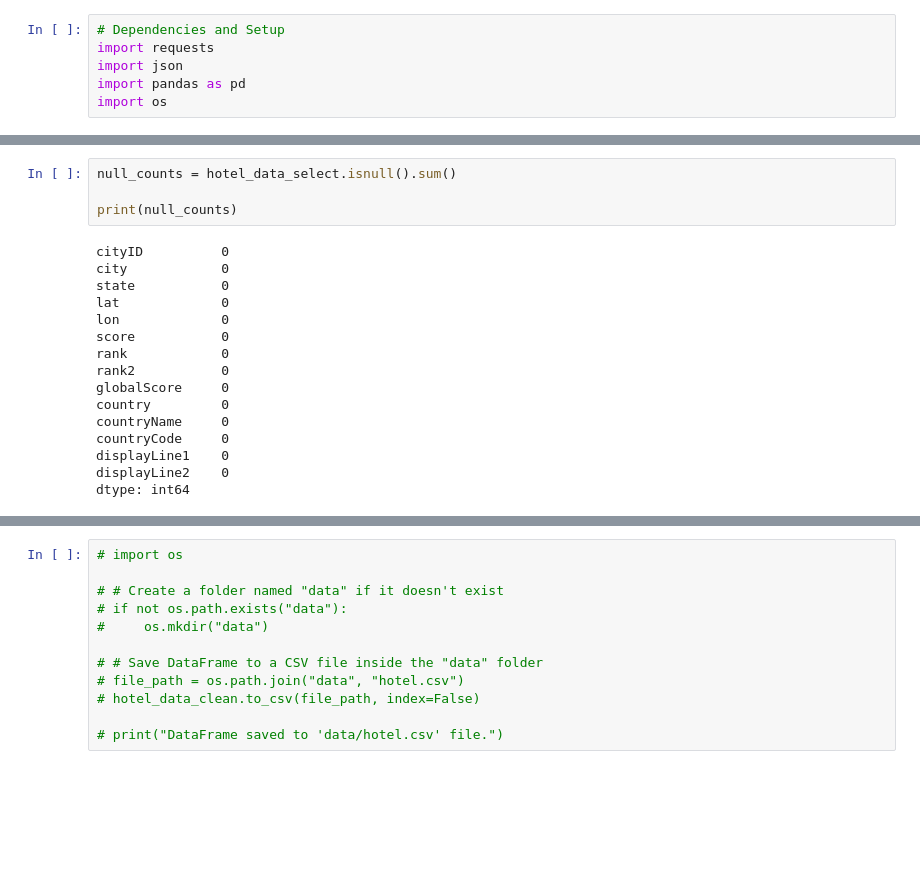
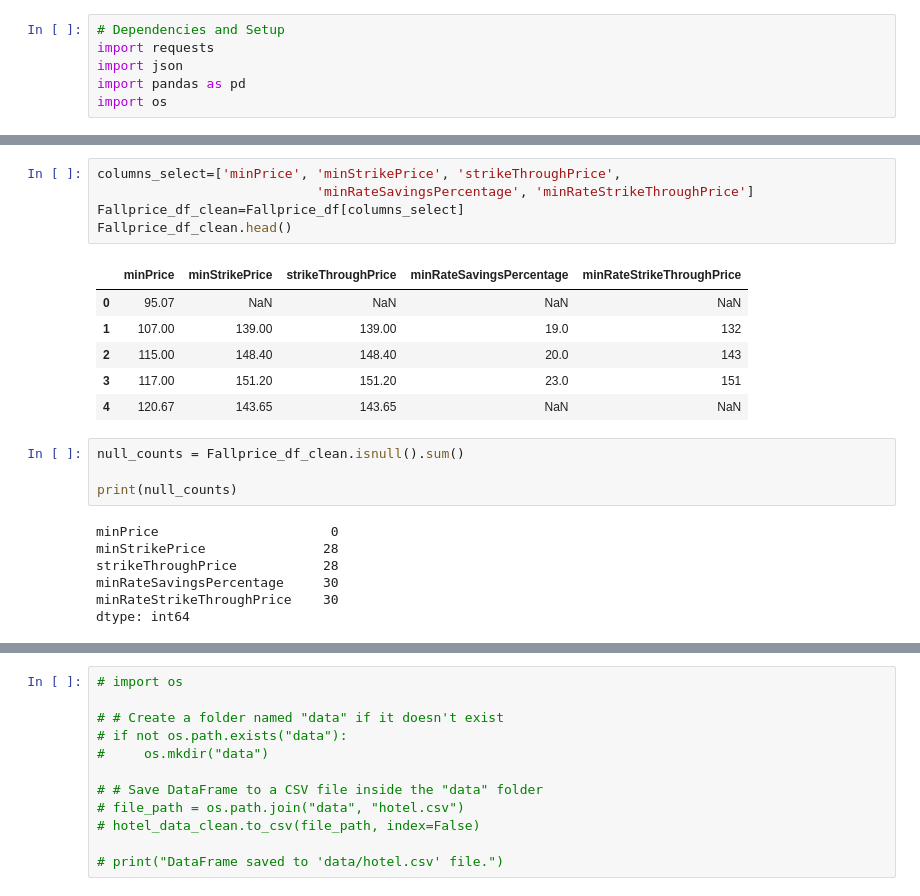
Before and after one commit to tayloresque/Project3_Group4, a Jupyter notebook: vacation_map copy.ipynb, the cells around one changed output, grey strips where cells are left out. Cells and saved outputs as stored; diff of their text form; blank space fills up the shorter version.

```diff
--- a/vacation_map copy.ipynb
+++ b/vacation_map copy.ipynb
@@ -164,20 +105,23 @@ dtype: object
+# %%
+columns_select=['minPrice', 'minStrikePrice', 'strikeThroughPrice',
+                            'minRateSavingsPercentage', 'minRateStrikeThroughPrice']
+Fallprice_df_clean=Fallprice_df[columns_select]
+Fallprice_df_clean.head()
+# %% [output]
+|  | minPrice | minStrikePrice | strikeThroughPrice | minRateSavingsPercentage | minRateStrikeThroughPrice |
+| 0 | 95.07 | NaN | NaN | NaN | NaN |
+| 1 | 107.00 | 139.00 | 139.00 | 19.0 | 132 |
+| 2 | 115.00 | 148.40 | 148.40 | 20.0 | 143 |
+| 3 | 117.00 | 151.20 | 151.20 | 23.0 | 151 |
+| 4 | 120.67 | 143.65 | 143.65 | NaN | NaN |
 # %%
-null_counts = hotel_data_select.isnull().sum()
+null_counts = Fallprice_df_clean.isnull().sum()
 
 print(null_counts)
 # %% [output]
-cityID          0
-city            0
-state           0
-lat             0
-lon             0
-score           0
-rank            0
-rank2           0
-globalScore     0
-country         0
-countryName     0
-countryCode     0
-displayLine1    0
-displayLine2    0
+minPrice                      0
+minStrikePrice               28
+strikeThroughPrice           28
+minRateSavingsPercentage     30
+minRateStrikeThroughPrice    30
 dtype: int64
```
Also changed, not shown: parts of 12 cells of this notebook, 1 other file.
